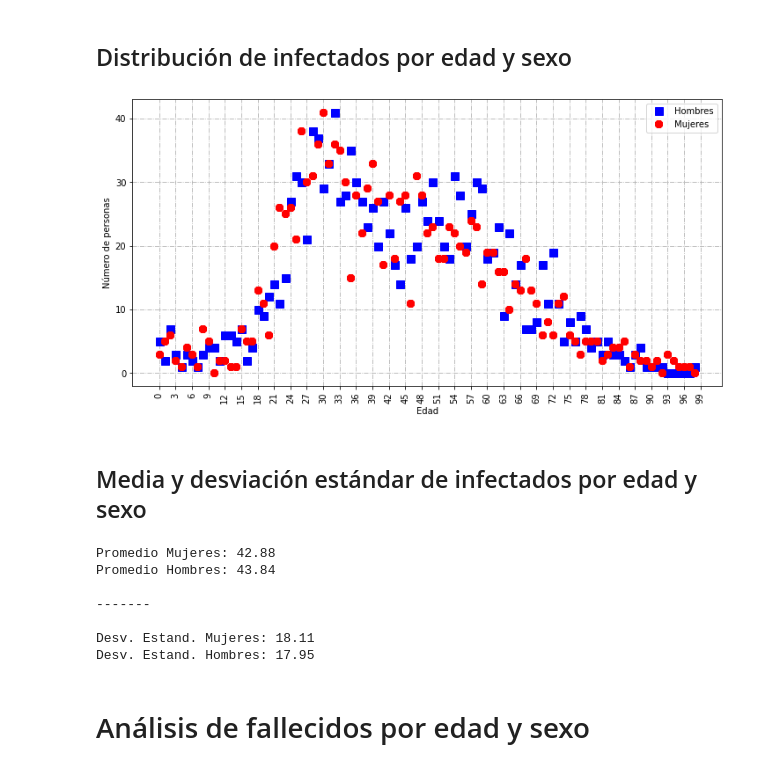
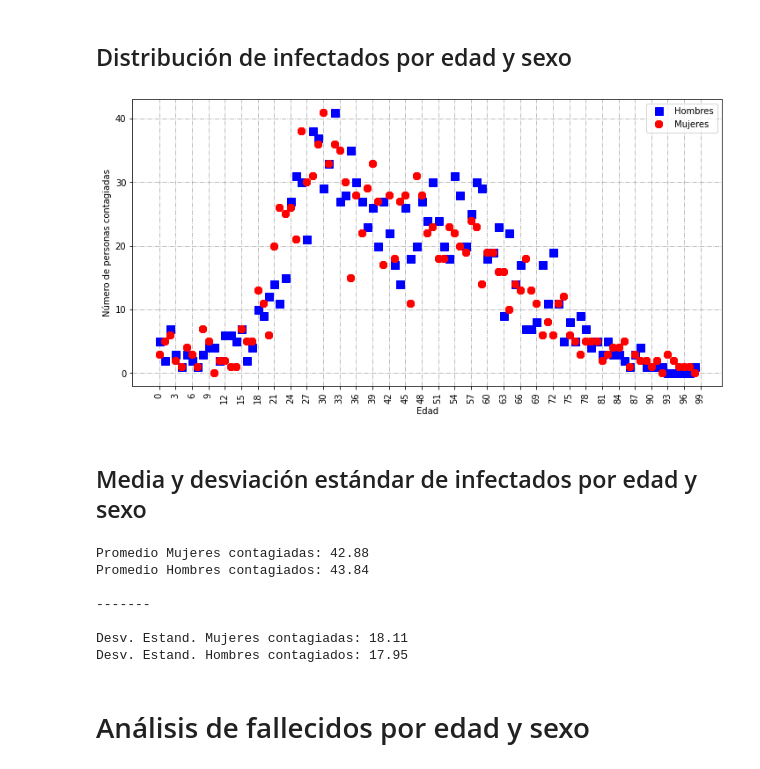
Before and after one commit to suarez-duran-m/covid19Col, a Jupyter notebook: covid19Col.ipynb, the cells around one changed output. Saved outputs shown, nothing was run; the diff lists cells and outputs as text; code cells hidden in the pictures.

```diff
--- a/covid19Col.ipynb
+++ b/covid19Col.ipynb
@@ -50,39 +77,39 @@ Mujeres infectados: 1344 49.61 %
 # %%
 rcParams['figure.figsize'] = 12, 6
 
 plot(histo.str.count('M'),'bs', markersize=9, label='Hombres')
 plot(histo.str.count('F'),'r8', markersize=8, label='Mujeres')
 xticks(arange(0, 100, step=3.), rotation=90)
 grid(ls='-.')
 #xlim(0,10)
 xlabel('Edad')
-ylabel('Número de personas')
+ylabel('Número de personas contagiadas')
 legend()
 show()
 # %% [output]
-[figure, old version]
+[figure, new version]
 # %% [markdown]
 ## Media y desviación estándar de infectados por edad y sexo
 # %%
 meanSex = fechaEdadSexo.groupby('Sexo').mean()
 stdSex = fechaEdadSexo.groupby('Sexo').std()
 
-print( "Promedio Mujeres:", round(meanSex.iloc[0][0], 2) )
-print( "Promedio Hombres:", round(meanSex.iloc[1][0], 2) )
+print( "Promedio Mujeres contagiadas:", round(meanSex.iloc[0][0], 2) )
+print( "Promedio Hombres contagiados:", round(meanSex.iloc[1][0], 2) )
 print()
 
 print("-------")
 print()
-print( "Desv. Estand. Mujeres:", round(stdSex.iloc[0][0], 2) )
-print( "Desv. Estand. Hombres:", round(stdSex.iloc[1][0], 2) )
+print( "Desv. Estand. Mujeres contagiadas:", round(stdSex.iloc[0][0], 2) )
+print( "Desv. Estand. Hombres contagiados:", round(stdSex.iloc[1][0], 2) )
 # %% [output]
-Promedio Mujeres: 42.88
-Promedio Hombres: 43.84
+Promedio Mujeres contagiadas: 42.88
+Promedio Hombres contagiados: 43.84
 
 -------
 
-Desv. Estand. Mujeres: 18.11
-Desv. Estand. Hombres: 17.95
+Desv. Estand. Mujeres contagiadas: 18.11
+Desv. Estand. Hombres contagiados: 17.95
 # %% [markdown]
 # Análisis de fallecidos por edad y sexo
 # %%
```
Also changed, not shown: parts of 8 cells of this notebook.
